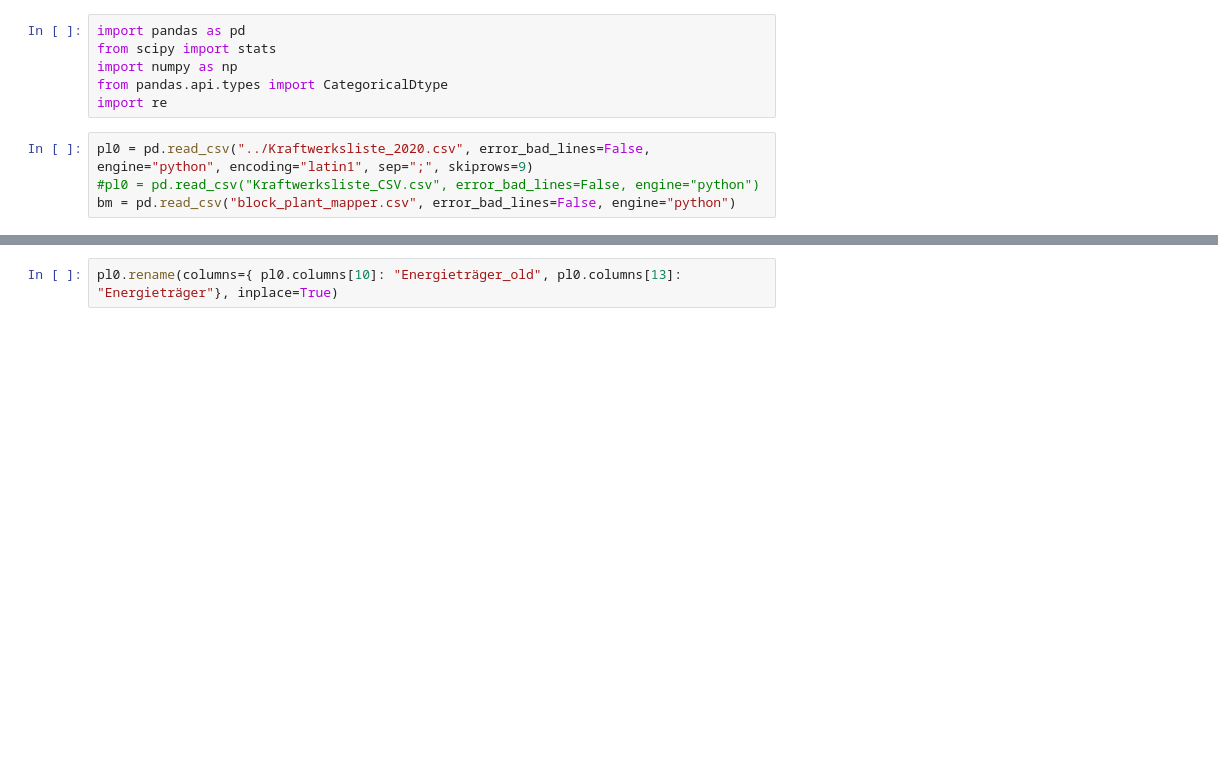
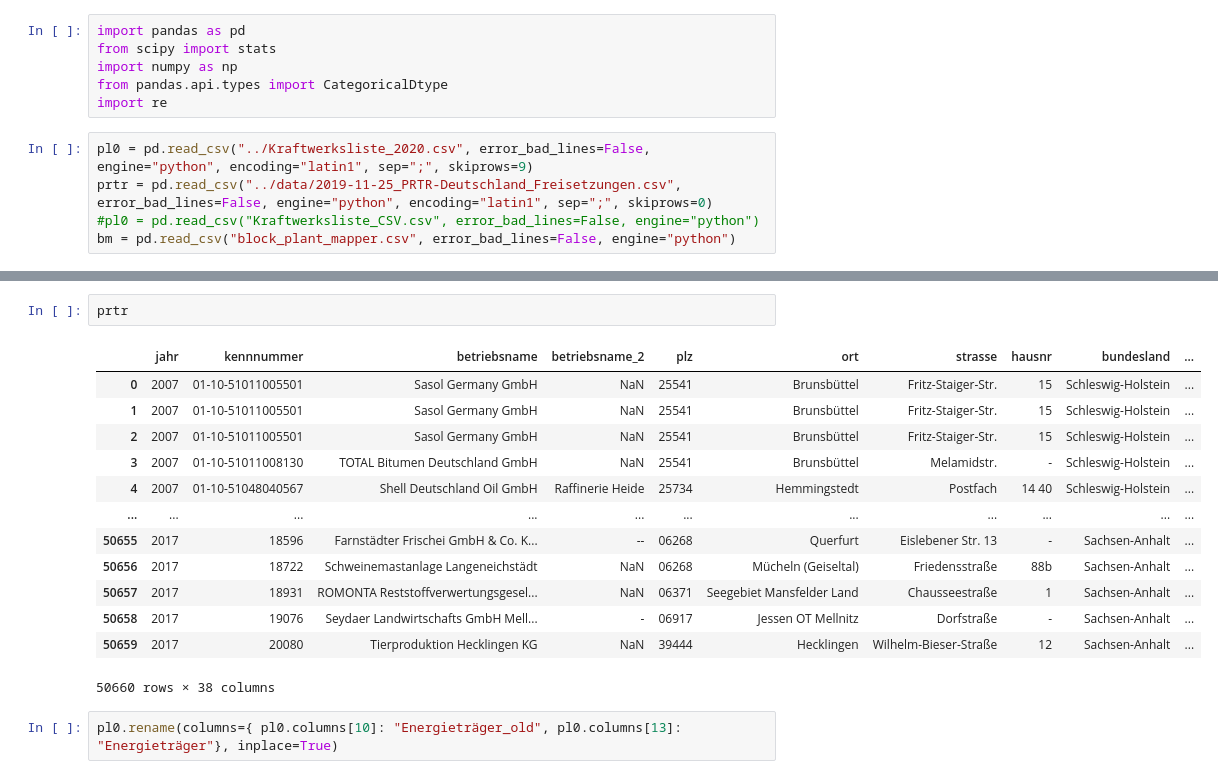
Before and after one commit to sidietz/plantwatch-data, a Jupyter notebook: basic/toblocks-v3.ipynb, the cells around one changed output, grey strips where cells are left out. Saved outputs shown, nothing was run; the diff lists cells and outputs as text; blank space fills up the shorter version.

```diff
--- a/basic/toblocks-v3.ipynb
+++ b/basic/toblocks-v3.ipynb
@@ -6,5 +6,6 @@ from pandas.api.types import CategoricalDtype
 import re
 # %%
 pl0 = pd.read_csv("../Kraftwerksliste_2020.csv", error_bad_lines=False, engine="python", encoding="latin1", sep=";", skiprows=9)
+prtr = pd.read_csv("../data/2019-11-25_PRTR-Deutschland_Freisetzungen.csv", error_bad_lines=False, engine="python", encoding="latin1", sep=";", skiprows=0)
 #pl0 = pd.read_csv("Kraftwerksliste_CSV.csv", error_bad_lines=False, engine="python")
 bm = pd.read_csv("block_plant_mapper.csv", error_bad_lines=False, engine="python")
@@ -11,3 +30,19 @@ bm = pd.read_csv("block_plant_mapper.csv", error_bad_lines=False, engine="python
+# %%
+prtr
+# %% [output]
+|  | jahr | kennnummer | betriebsname | betriebsname_2 | plz | ort | strasse | hausnr | bundesland | ... |
+| 0 | 2007 | 01-10-51011005501 | Sasol Germany GmbH | NaN | 25541 | Brunsbüttel | Fritz-Staiger-Str. | 15 | Schleswig-Holstein | ... |
+| 1 | 2007 | 01-10-51011005501 | Sasol Germany GmbH | NaN | 25541 | Brunsbüttel | Fritz-Staiger-Str. | 15 | Schleswig-Holstein | ... |
+| 2 | 2007 | 01-10-51011005501 | Sasol Germany GmbH | NaN | 25541 | Brunsbüttel | Fritz-Staiger-Str. | 15 | Schleswig-Holstein | ... |
+| 3 | 2007 | 01-10-51011008130 | TOTAL Bitumen Deutschland GmbH | NaN | 25541 | Brunsbüttel | Melamidstr. | - | Schleswig-Holstein | ... |
+| 4 | 2007 | 01-10-51048040567 | Shell Deutschland Oil GmbH | Raffinerie Heide | 25734 | Hemmingstedt | Postfach | 14 40 | Schleswig-Holstein | ... |
+| ... | ... | ... | ... | ... | ... | ... | ... | ... | ... | ... |
+| 50655 | 2017 | 18596 | Farnstädter Frischei GmbH & Co. K... | -- | 06268 | Querfurt | Eislebener Str. 13 | - | Sachsen-Anhalt | ... |
+| 50656 | 2017 | 18722 | Schweinemastanlage Langeneichstädt | NaN | 06268 | Mücheln (Geiseltal) | Friedensstraße | 88b | Sachsen-Anhalt | ... |
+| 50657 | 2017 | 18931 | ROMONTA Reststoffverwertungsgesel... | NaN | 06371 | Seegebiet Mansfelder Land | Chausseestraße | 1 | Sachsen-Anhalt | ... |
+| 50658 | 2017 | 19076 | Seydaer Landwirtschafts GmbH Mell... | - | 06917 | Jessen OT Mellnitz | Dorfstraße | - | Sachsen-Anhalt | ... |
+| 50659 | 2017 | 20080 | Tierproduktion Hecklingen KG | NaN | 39444 | Hecklingen | Wilhelm-Bieser-Straße | 12 | Sachsen-Anhalt | ... |
+50660 rows × 38 columns
 # %%
 pl0.rename(columns={ pl0.columns[10]: "Energieträger_old", pl0.columns[13]: "Energieträger"}, inplace=True)
 # %%
```
Also changed, not shown: parts of 19 cells of this notebook.
